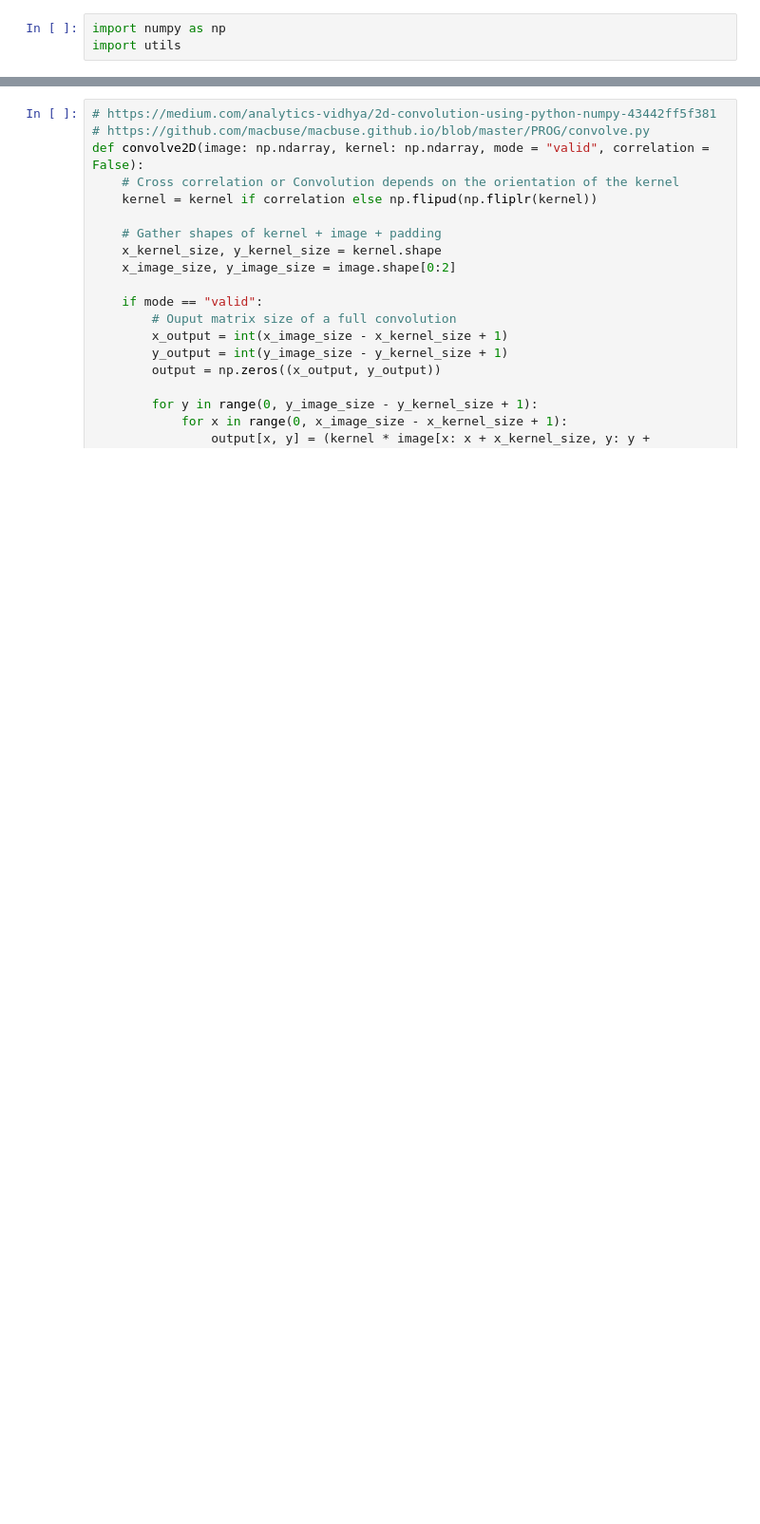
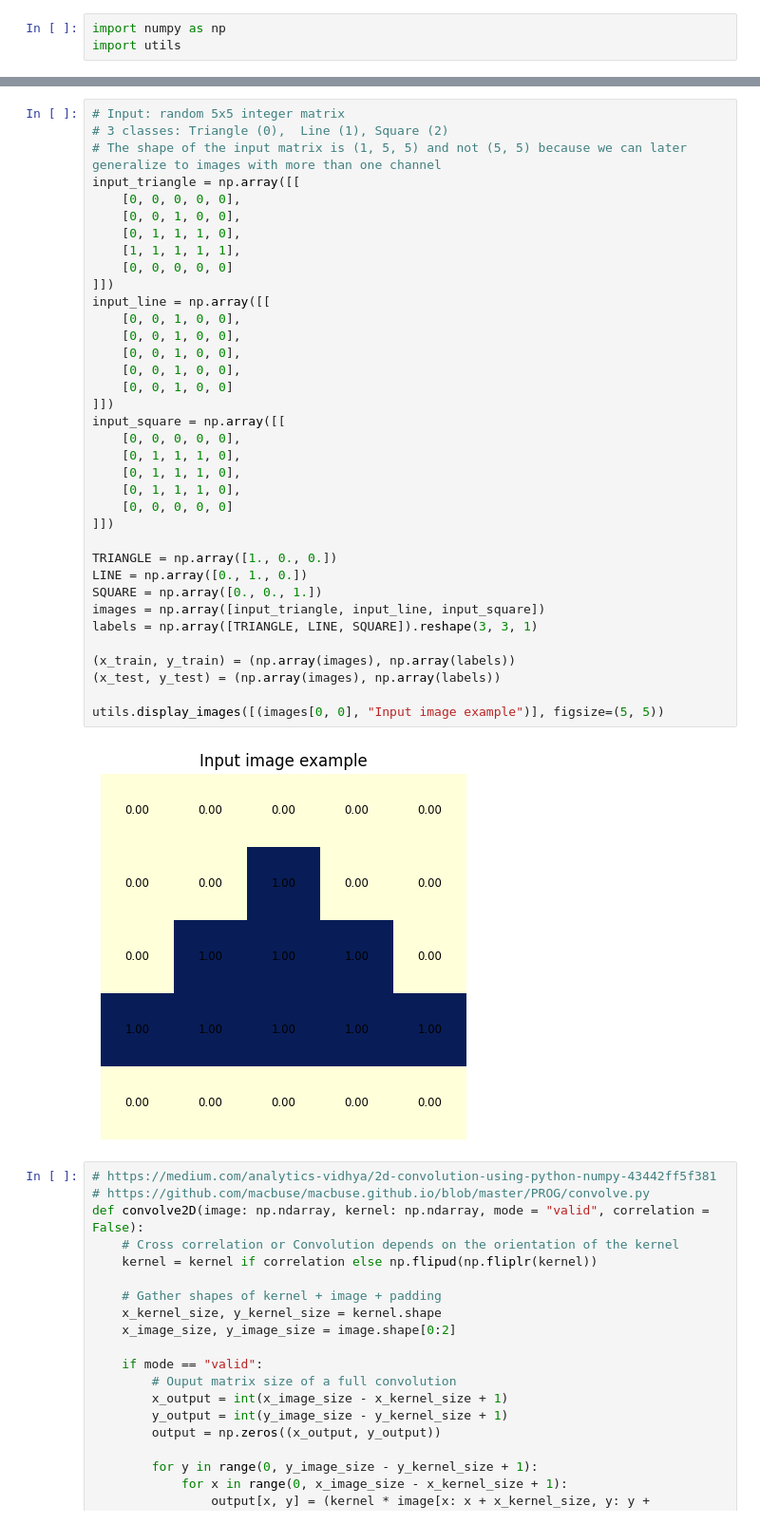
Before and after one commit to olestole/cnn-from-scratch, a Jupyter notebook: nn_from_scratch.ipynb, the cells around one changed output, grey strips where cells are left out. Shown at 95% size. Cells and saved outputs as stored; diff of their text form; blank space fills up the shorter version.

Commit message:
feat: finish example with own dataset

```diff
--- a/nn_from_scratch.ipynb
+++ b/nn_from_scratch.ipynb
@@ -4,3 +8,41 @@ import utils
+# %%
+# Input: random 5x5 integer matrix
+# 3 classes: Triangle (0),  Line (1), Square (2)
+# The shape of the input matrix is (1, 5, 5) and not (5, 5) because we can later generalize to images with more than one channel
+input_triangle = np.array([[
+    [0, 0, 0, 0, 0],
+    [0, 0, 1, 0, 0],
+    [0, 1, 1, 1, 0],
+    [1, 1, 1, 1, 1],
+    [0, 0, 0, 0, 0]
+]])
+input_line = np.array([[
+    [0, 0, 1, 0, 0],
+    [0, 0, 1, 0, 0],
+    [0, 0, 1, 0, 0],
+    [0, 0, 1, 0, 0],
+    [0, 0, 1, 0, 0]
+]])
+input_square = np.array([[
+    [0, 0, 0, 0, 0],
+    [0, 1, 1, 1, 0],
+    [0, 1, 1, 1, 0],
+    [0, 1, 1, 1, 0],
+    [0, 0, 0, 0, 0]
+]])
+
+TRIANGLE = np.array([1., 0., 0.])
+LINE = np.array([0., 1., 0.])
+SQUARE = np.array([0., 0., 1.])
+images = np.array([input_triangle, input_line, input_square])
+labels = np.array([TRIANGLE, LINE, SQUARE]).reshape(3, 3, 1)
+
+(x_train, y_train) = (np.array(images), np.array(labels))
+(x_test, y_test) = (np.array(images), np.array(labels))
+
+utils.display_images([(images[0, 0], "Input image example")], figsize=(5, 5))
+# %% [output]
+[figure, added]
 # %%
 # https://medium.com/analytics-vidhya/2d-convolution-using-python-numpy-43442ff5f381
 # https://github.com/macbuse/macbuse.github.io/blob/master/PROG/convolve.py
```
Also changed, not shown: parts of 14 cells of this notebook, 1 other file.
